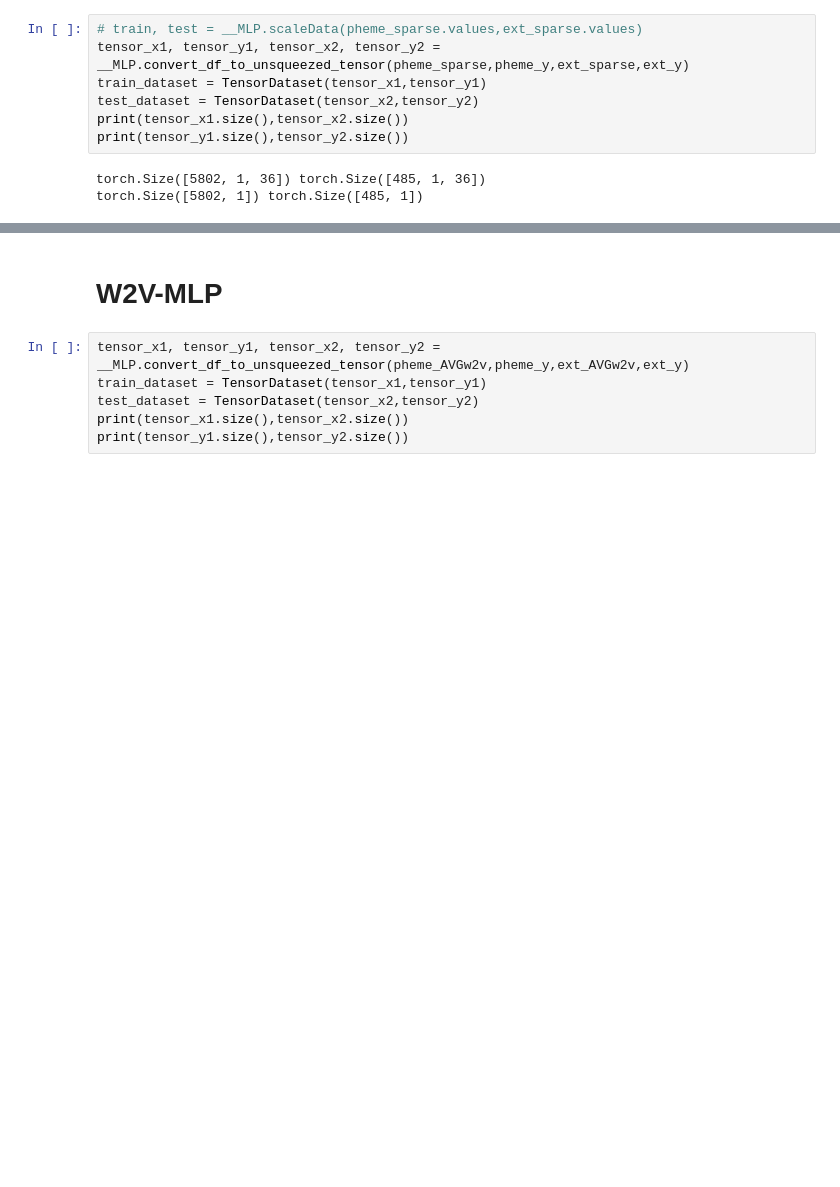
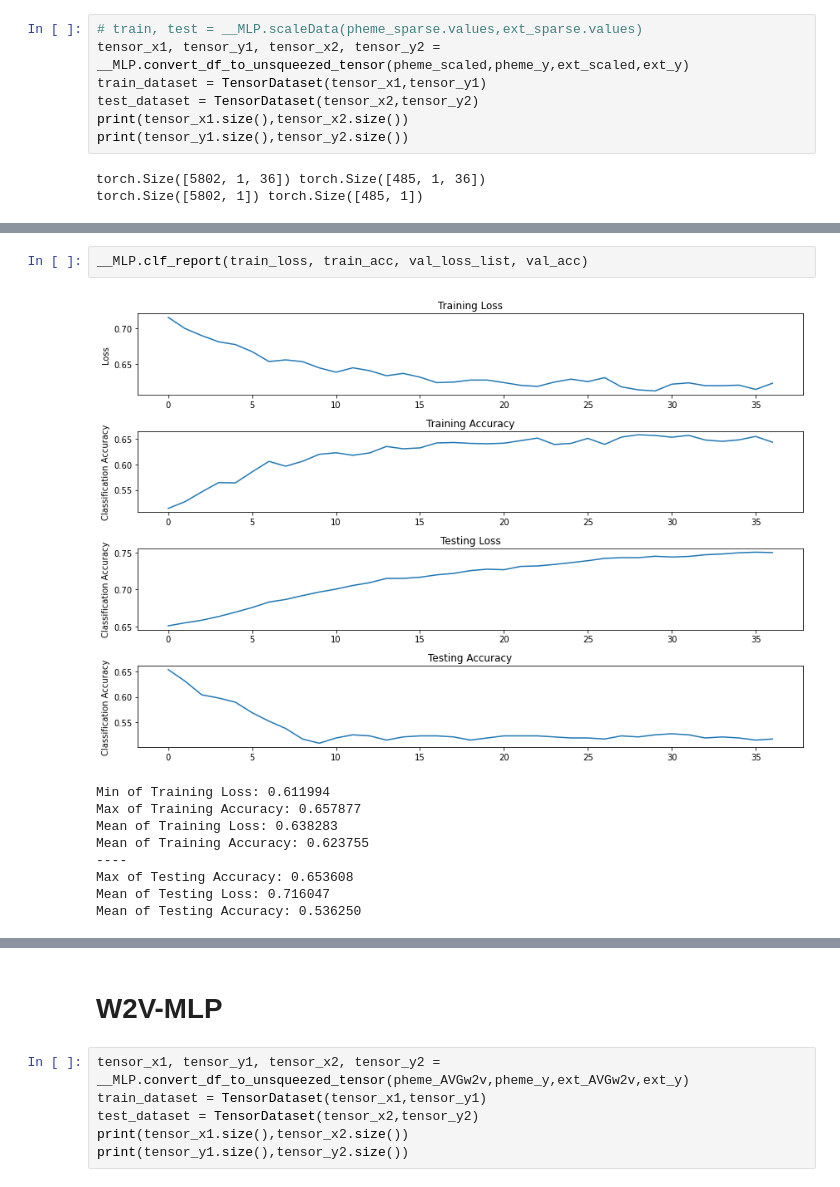
Before and after one commit to zzunebye/Capstone-code-data, a Jupyter notebook: _CLF_MLP.ipynb, the cells around one changed output, grey strips where cells are left out. Cells and saved outputs as stored; diff of their text form; blank space fills up the shorter version.

```diff
--- a/_CLF_MLP.ipynb
+++ b/_CLF_MLP.ipynb
@@ -334,6 +338,6 @@ def predict(model, criterion, val_dataloader, val_size):
 # %%
 # train, test = __MLP.scaleData(pheme_sparse.values,ext_sparse.values)
-tensor_x1, tensor_y1, tensor_x2, tensor_y2 = __MLP.convert_df_to_unsqueezed_tensor(pheme_sparse,pheme_y,ext_sparse,ext_y)
+tensor_x1, tensor_y1, tensor_x2, tensor_y2 = __MLP.convert_df_to_unsqueezed_tensor(pheme_scaled,pheme_y,ext_scaled,ext_y)
 train_dataset = TensorDataset(tensor_x1,tensor_y1)
 test_dataset = TensorDataset(tensor_x2,tensor_y2)
 print(tensor_x1.size(),tensor_x2.size())
@@ -415,3 +422,15 @@ Finishing the Model: Loss is not decreasing...
+# %%
+__MLP.clf_report(train_loss, train_acc, val_loss_list, val_acc)
+# %% [output]
+[figure, added]
+Min of Training Loss: 0.611994
+Max of Training Accuracy: 0.657877
+Mean of Training Loss: 0.638283
+Mean of Training Accuracy: 0.623755
+----
+Max of Testing Accuracy: 0.653608
+Mean of Testing Loss: 0.716047
+Mean of Testing Accuracy: 0.536250
 # %%
 __MLP.clf_report(train_loss, train_acc, val_loss_list, val_acc)
 # %% [output]
```
Also changed, not shown: parts of 9 cells of this notebook, 3 other files.
